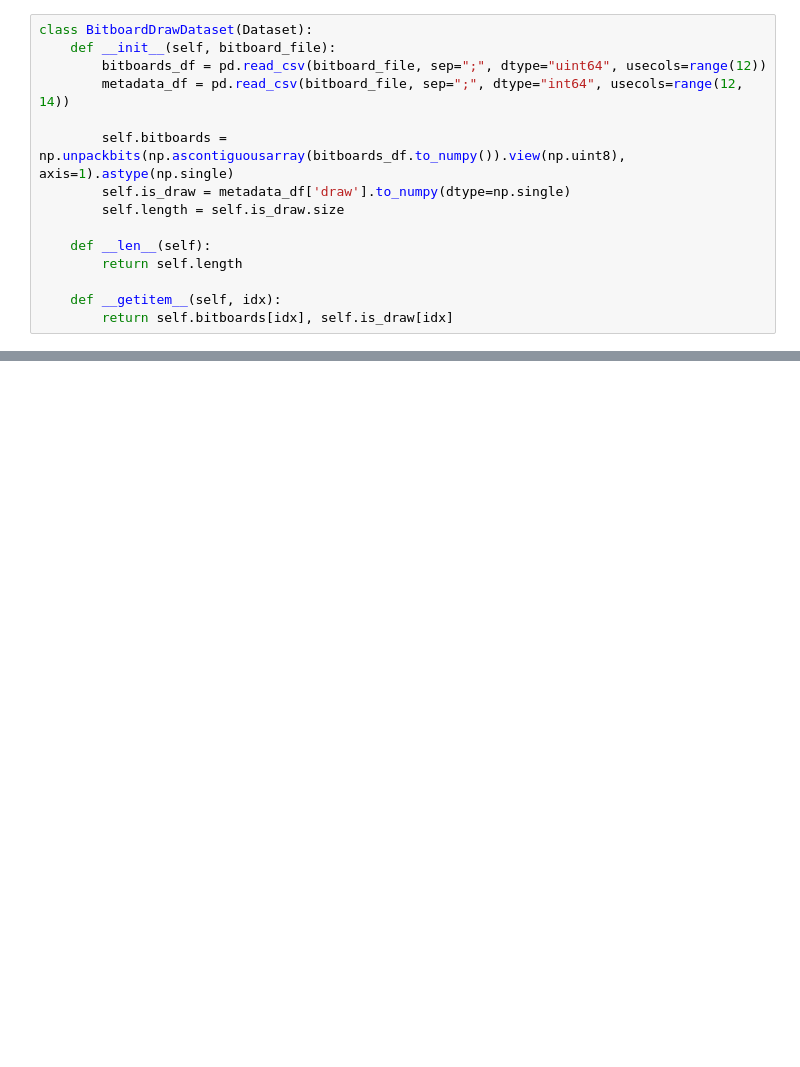
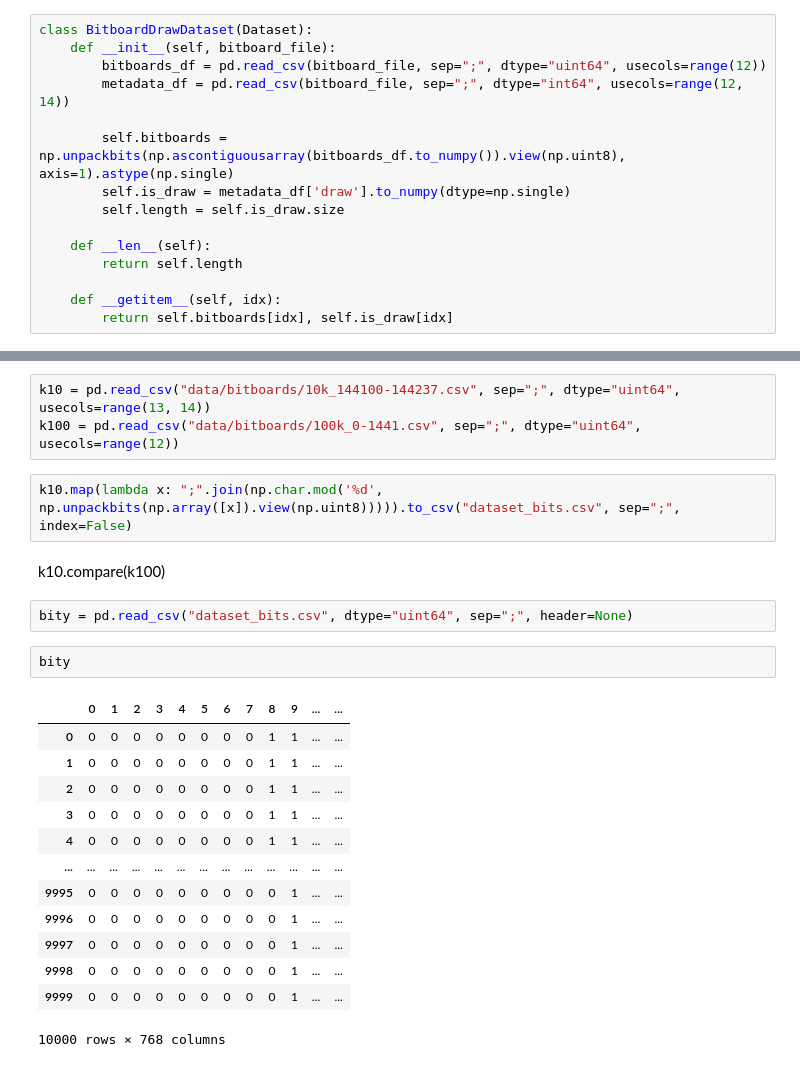
Before and after one commit to marekpiotradamczyk/bestiazwroclawia, a Jupyter notebook: nn/data_loader.ipynb, the cells around one changed output, grey strips where cells are left out. Cells and saved outputs as stored; diff of their text form; blank space fills up the shorter version.

```diff
--- a/nn/data_loader.ipynb
+++ b/nn/data_loader.ipynb
@@ -173,0 +262,25 @@ m = torch.load("model_20240503_002000_33")
+# %%
+k10 = pd.read_csv("data/bitboards/10k_144100-144237.csv", sep=";", dtype="uint64", usecols=range(13, 14))
+k100 = pd.read_csv("data/bitboards/100k_0-1441.csv", sep=";", dtype="uint64", usecols=range(12))
+# %%
+k10.map(lambda x: ";".join(np.char.mod('%d', np.unpackbits(np.array([x]).view(np.uint8))))).to_csv("dataset_bits.csv", sep=";", index=False)
+# %% [markdown]
+k10.compare(k100)
+# %%
+bity = pd.read_csv("dataset_bits.csv", dtype="uint64", sep=";", header=None)
+# %%
+bity
+# %% [output]
+|  | 0 | 1 | 2 | 3 | 4 | 5 | 6 | 7 | 8 | 9 | ... | ... |
+| 0 | 0 | 0 | 0 | 0 | 0 | 0 | 0 | 0 | 1 | 1 | ... | ... |
+| 1 | 0 | 0 | 0 | 0 | 0 | 0 | 0 | 0 | 1 | 1 | ... | ... |
+| 2 | 0 | 0 | 0 | 0 | 0 | 0 | 0 | 0 | 1 | 1 | ... | ... |
+| 3 | 0 | 0 | 0 | 0 | 0 | 0 | 0 | 0 | 1 | 1 | ... | ... |
+| 4 | 0 | 0 | 0 | 0 | 0 | 0 | 0 | 0 | 1 | 1 | ... | ... |
+| ... | ... | ... | ... | ... | ... | ... | ... | ... | ... | ... | ... | ... |
+| 9995 | 0 | 0 | 0 | 0 | 0 | 0 | 0 | 0 | 0 | 1 | ... | ... |
+| 9996 | 0 | 0 | 0 | 0 | 0 | 0 | 0 | 0 | 0 | 1 | ... | ... |
+| 9997 | 0 | 0 | 0 | 0 | 0 | 0 | 0 | 0 | 0 | 1 | ... | ... |
+| 9998 | 0 | 0 | 0 | 0 | 0 | 0 | 0 | 0 | 0 | 1 | ... | ... |
+| 9999 | 0 | 0 | 0 | 0 | 0 | 0 | 0 | 0 | 0 | 1 | ... | ... |
+10000 rows × 768 columns
```
Also changed, not shown: parts of 20 cells of this notebook, 5 other files.
